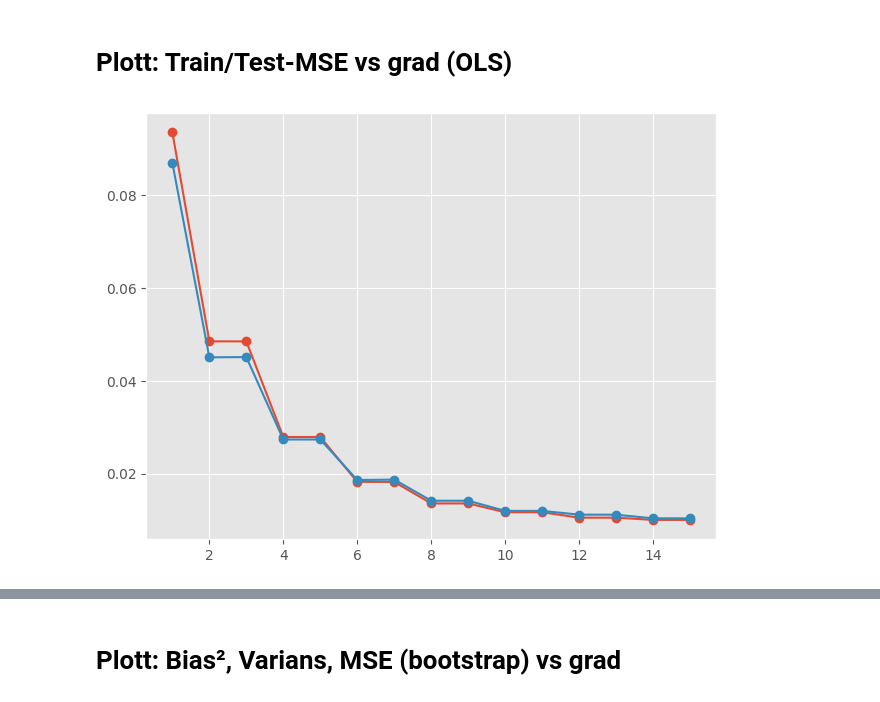
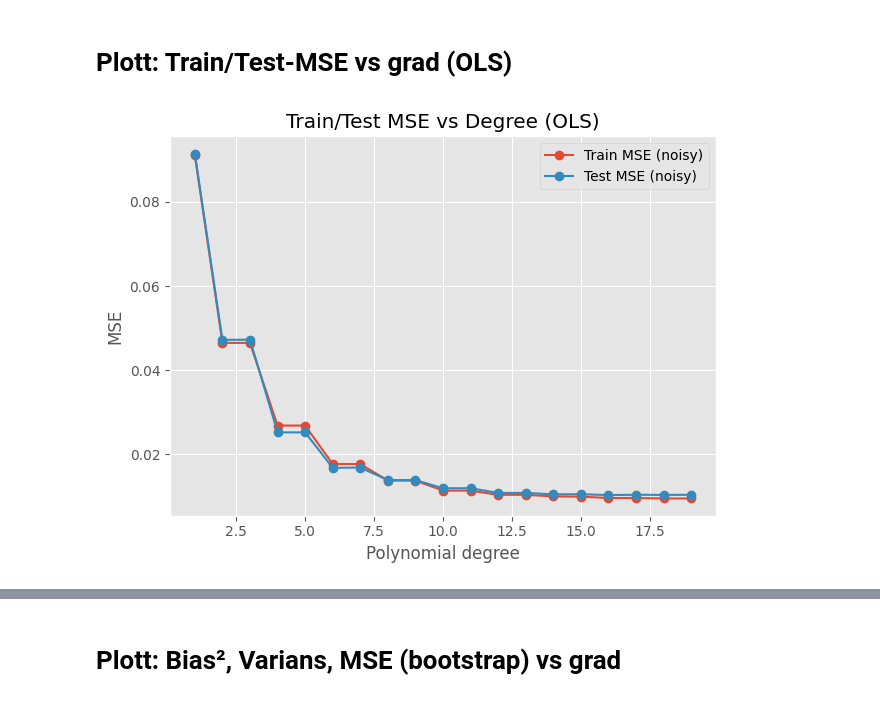
Before and after one commit to kjes4pres/Project_1_FYSSTK, a Jupyter notebook: Code/g_and_h.ipynb, the cells around one changed output, grey strips where cells are left out. Drawn from its saved outputs; the diff is of its cells as text; code cells hidden in the pictures.

```diff
--- a/Code/g_and_h.ipynb
+++ b/Code/g_and_h.ipynb
@@ -23,14 +23,12 @@ seed = 2018
 # %%
 n_points = 2000
 
-degrees = list(range(1, 16)) #polynomial degrees
+degrees = list(range(1, 20)) #polynomial degrees
 
 n_boots_reps = 300 #number of bootstrap replicates
-n_k_folds = 10 #number of k-folds
+n_k_folds = 20 #number of k-folds
 
-#ridge_lambdas = np.logspace(-4, 2, 15) #alpha eller lambda, feilen "straffen" i ridge
-#lasso_lambdas = np.logspace(-4, 2, 15) #alpha eller lambda, feilen "straffen" i lasso
-lambdas = np.logspace(-4, 2, 15) #feilen "straffen" i ridge og lasso
+lambdas = np.logspace(-4, -1, 15) #feilen "straffen" i ridge og lasso
 
 # Lag datasett
 (train, test, full) = make_data(n=n_points)
@@ -70,14 +56,16 @@ deg, bias2_boots, var_boots, mse_boots, train_mse, test_mse = (
 # %% [markdown]
 # Plott: Train/Test-MSE vs grad (OLS)
 # %%
+#for bare et bestemt number of datapoints
+
 plt.figure()
 plt.plot(deg, train_mse, marker='o', label='Train MSE (noisy)')
 plt.plot(deg, test_mse, marker='o', label='Test MSE (noisy)')
-#plt.xlabel('Polynomial degree')
-#plt.ylabel('MSE')
-#plt.title('Train/Test MSE vs Degree (OLS)')
-#plt.legend()
+plt.xlabel('Polynomial degree')
+plt.ylabel('MSE')
+plt.title('Train/Test MSE vs Degree (OLS)')
+plt.legend()
 plt.tight_layout()
 plt.show()
 # %% [output]
-[figure, old version]
+[figure, new version]
```
Also changed, not shown: parts of 22 cells of this notebook, 1 other file.
